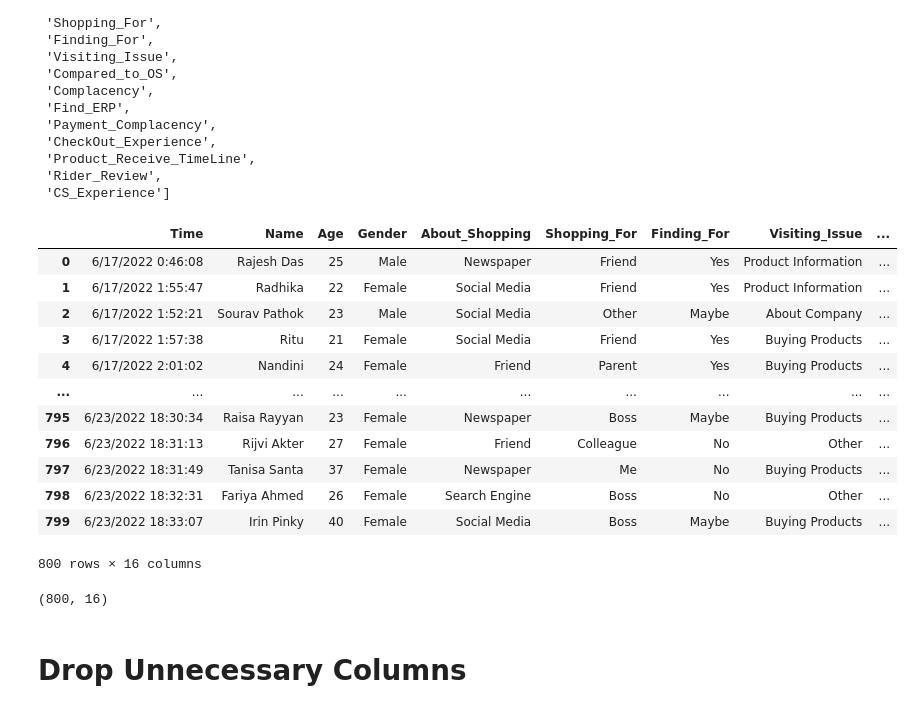
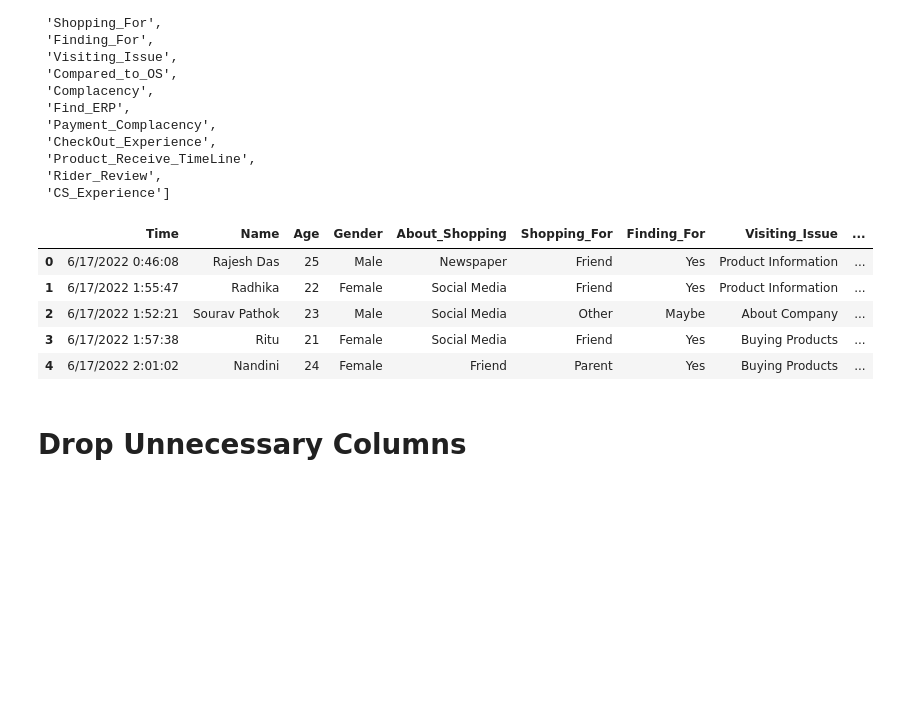
Before and after one commit to rajeshdiu/Online-Shopping-Review, a Jupyter notebook: Online Shopping Review.ipynb, the cells around one changed output. Drawn from its saved outputs; the diff is of its cells as text; code cells hidden in the pictures; blank space fills up the shorter version.

```diff
--- a/Online Shopping Review.ipynb
+++ b/Online Shopping Review.ipynb
@@ -62,25 +65,14 @@ new_columns
 # %%
 df.columns=new_columns
 # %%
-df
+df.head()
 # %% [output]
 |  | Time | Name | Age | Gender | About_Shopping | Shopping_For | Finding_For | Visiting_Issue | ... |
 | 0 | 6/17/2022 0:46:08 | Rajesh Das | 25 | Male | Newspaper | Friend | Yes | Product Information | ... |
 | 1 | 6/17/2022 1:55:47 | Radhika | 22 | Female | Social Media | Friend | Yes | Product Information | ... |
 | 2 | 6/17/2022 1:52:21 | Sourav Pathok | 23 | Male | Social Media | Other | Maybe | About Company | ... |
 | 3 | 6/17/2022 1:57:38 | Ritu | 21 | Female | Social Media | Friend | Yes | Buying Products | ... |
 | 4 | 6/17/2022 2:01:02 | Nandini | 24 | Female | Friend | Parent | Yes | Buying Products | ... |
-| ... | ... | ... | ... | ... | ... | ... | ... | ... | ... |
-| 795 | 6/23/2022 18:30:34 | Raisa Rayyan | 23 | Female | Newspaper | Boss | Maybe | Buying Products | ... |
-| 796 | 6/23/2022 18:31:13 | Rijvi Akter | 27 | Female | Friend | Colleague | No | Other | ... |
-| 797 | 6/23/2022 18:31:49 | Tanisa Santa | 37 | Female | Newspaper | Me | No | Buying Products | ... |
-| 798 | 6/23/2022 18:32:31 | Fariya Ahmed | 26 | Female | Search Engine | Boss | No | Other | ... |
-| 799 | 6/23/2022 18:33:07 | Irin Pinky | 40 | Female | Social Media | Boss | Maybe | Buying Products | ... |
-800 rows × 16 columns
-# %%
-df.shape
-# %% [output]
-(800, 16)
 # %% [markdown]
 # Drop  Unnecessary Columns
 # %%
```
Also changed, not shown: parts of 41 cells of this notebook.
